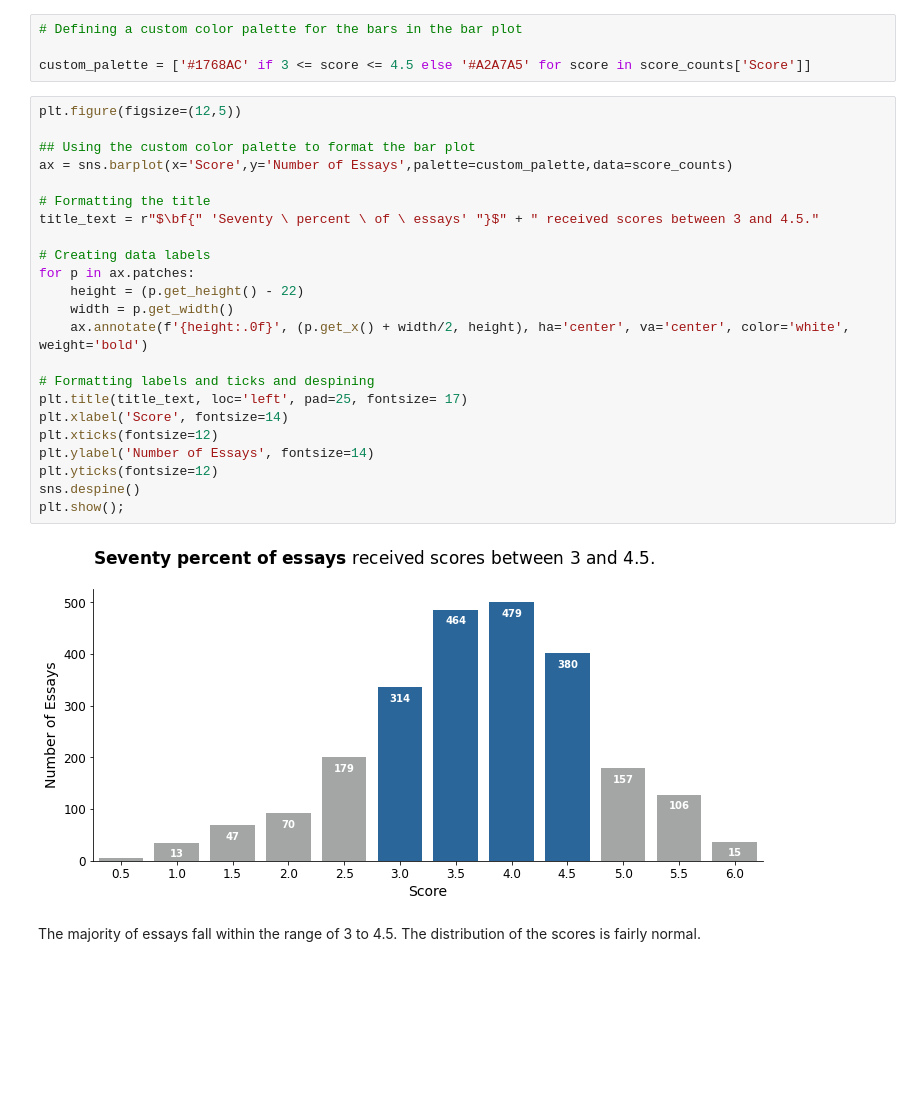
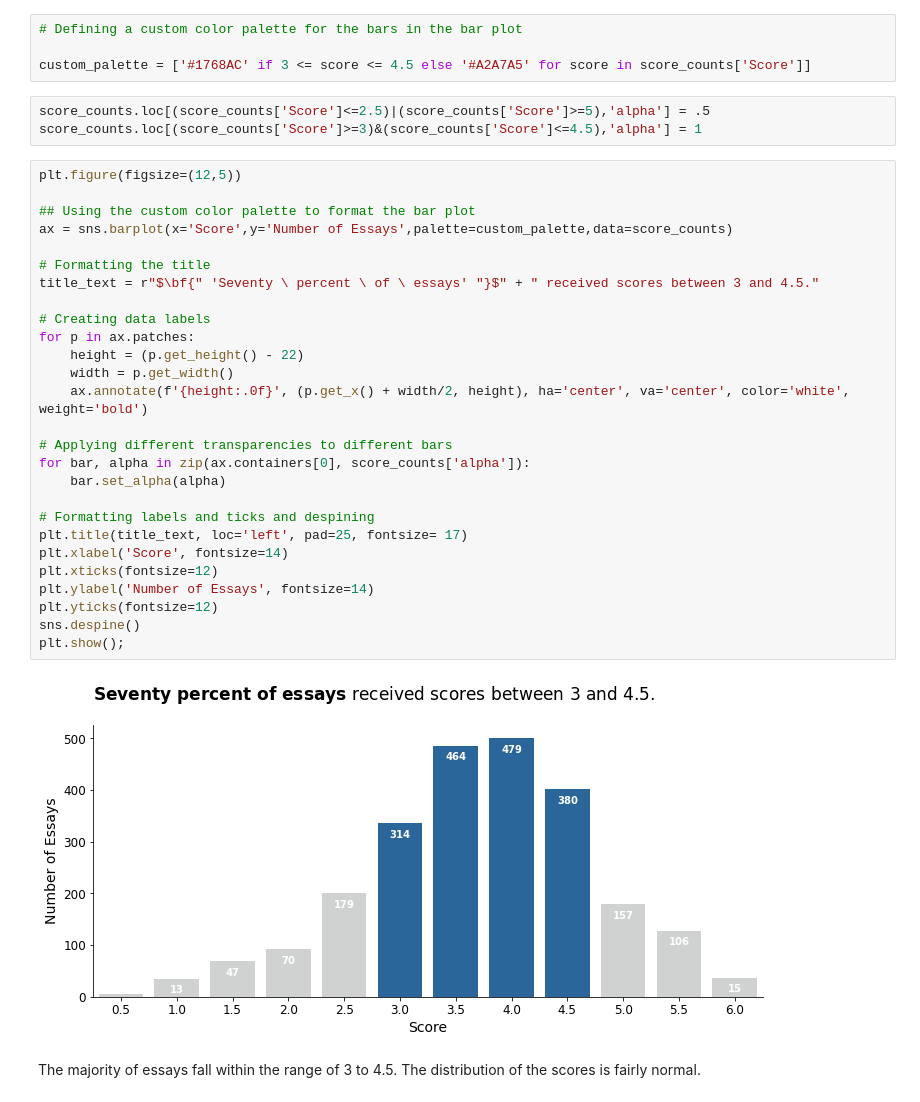
Before and after one commit to ahendricks2/EssayKeystrokes, a Jupyter notebook: Preprocessing_Notebook.ipynb, the cells around one changed output. Drawn from its saved outputs; the diff is of its cells as text; blank space fills up the shorter version.

```diff
--- a/Preprocessing_Notebook.ipynb
+++ b/Preprocessing_Notebook.ipynb
@@ -178,31 +178,38 @@ score_counts.reset_index(inplace=True,drop=True)
 # Defining a custom color palette for the bars in the bar plot
 
 custom_palette = ['#1768AC' if 3 <= score <= 4.5 else '#A2A7A5' for score in score_counts['Score']]
+# %%
+score_counts.loc[(score_counts['Score']<=2.5)|(score_counts['Score']>=5),'alpha'] = .5
+score_counts.loc[(score_counts['Score']>=3)&(score_counts['Score']<=4.5),'alpha'] = 1
 # %%
 plt.figure(figsize=(12,5))
 
 ## Using the custom color palette to format the bar plot
 ax = sns.barplot(x='Score',y='Number of Essays',palette=custom_palette,data=score_counts)
 
 # Formatting the title
 title_text = r"$\bf{" 'Seventy \ percent \ of \ essays' "}$" + " received scores between 3 and 4.5."
 
 # Creating data labels
 for p in ax.patches:
     height = (p.get_height() - 22)
     width = p.get_width()
     ax.annotate(f'{height:.0f}', (p.get_x() + width/2, height), ha='center', va='center', color='white', weight='bold')
 
+# Applying different transparencies to different bars
+for bar, alpha in zip(ax.containers[0], score_counts['alpha']):
+    bar.set_alpha(alpha)
+
 # Formatting labels and ticks and despining
 plt.title(title_text, loc='left', pad=25, fontsize= 17)
 plt.xlabel('Score', fontsize=14)
 plt.xticks(fontsize=12)
 plt.ylabel('Number of Essays', fontsize=14)
 plt.yticks(fontsize=12)
 sns.despine()
 plt.show();
 # %% [output]
-[figure, old version]
+[figure, new version]
 # %% [markdown]
 The majority of essays fall within the range of 3 to 4.5. The distribution of the scores is fairly normal.
 # %% [markdown]
```
Also changed, not shown: parts of 14 cells of this notebook.
